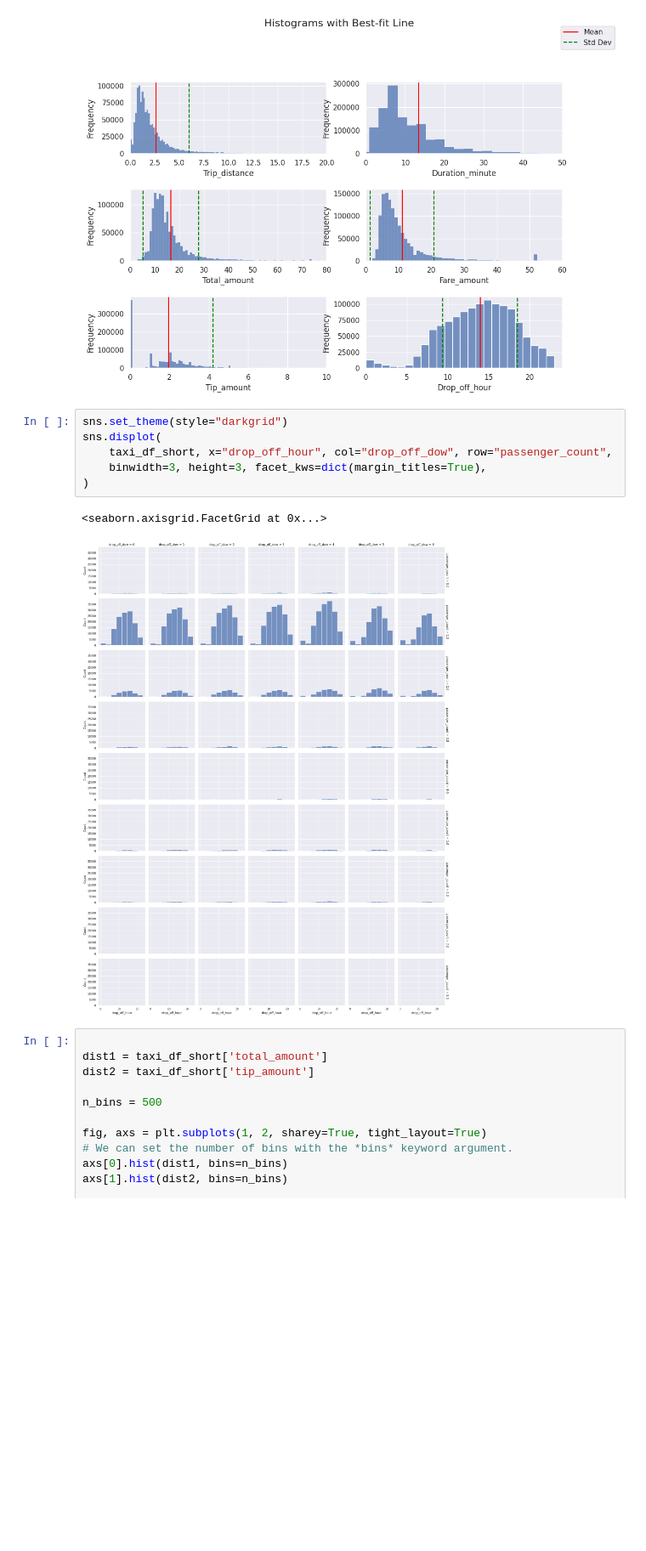
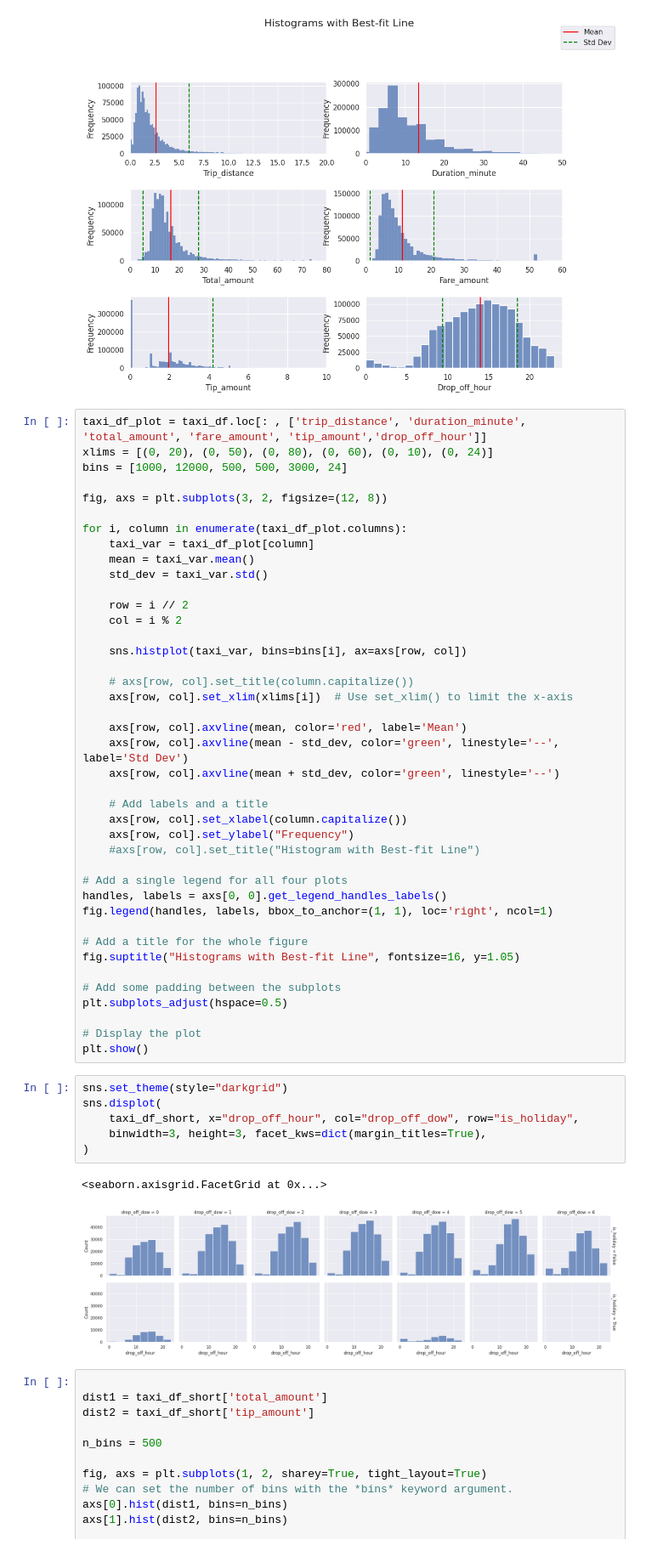
Before and after one commit to inner-outer-space/de-zoomcamp-2024, a Jupyter notebook: week_1_basics_n_setup/docker_sql/data-viz.ipynb, the cells around one changed output. Shown at 85% size. Cells and saved outputs as stored; diff of their text form; blank space fills up the shorter version.

```diff
--- a/week_1_basics_n_setup/docker_sql/data-viz.ipynb
+++ b/week_1_basics_n_setup/docker_sql/data-viz.ipynb
@@ -136,15 +136,56 @@ plt.subplots_adjust(hspace=0.5)
 plt.show()
 # %% [output]
 [figure]
+# %%
+taxi_df_plot = taxi_df.loc[: , ['trip_distance', 'duration_minute', 'total_amount', 'fare_amount', 'tip_amount','drop_off_hour']]
+xlims = [(0, 20), (0, 50), (0, 80), (0, 60), (0, 10), (0, 24)]
+bins = [1000, 12000, 500, 500, 3000, 24]
+
+fig, axs = plt.subplots(3, 2, figsize=(12, 8))
+
+for i, column in enumerate(taxi_df_plot.columns):
+    taxi_var = taxi_df_plot[column]
+    mean = taxi_var.mean()
+    std_dev = taxi_var.std()
+
+    row = i // 2
+    col = i % 2
+
+    sns.histplot(taxi_var, bins=bins[i], ax=axs[row, col])
+
+    # axs[row, col].set_title(column.capitalize())
+    axs[row, col].set_xlim(xlims[i])  # Use set_xlim() to limit the x-axis
+
+    axs[row, col].axvline(mean, color='red', label='Mean')
+    axs[row, col].axvline(mean - std_dev, color='green', linestyle='--', label='Std Dev')
+    axs[row, col].axvline(mean + std_dev, color='green', linestyle='--')
+
+    # Add labels and a title
+    axs[row, col].set_xlabel(column.capitalize())
+    axs[row, col].set_ylabel("Frequency")
+    #axs[row, col].set_title("Histogram with Best-fit Line")
+
+# Add a single legend for all four plots
+handles, labels = axs[0, 0].get_legend_handles_labels()
+fig.legend(handles, labels, bbox_to_anchor=(1, 1), loc='right', ncol=1)
+
+# Add a title for the whole figure
+fig.suptitle("Histograms with Best-fit Line", fontsize=16, y=1.05)
+
+# Add some padding between the subplots
+plt.subplots_adjust(hspace=0.5)
+
+# Display the plot
+plt.show()
 # %%
 sns.set_theme(style="darkgrid")
 sns.displot(
-    taxi_df_short, x="drop_off_hour", col="drop_off_dow", row="passenger_count",
+    taxi_df_short, x="drop_off_hour", col="drop_off_dow", row="is_holiday",
     binwidth=3, height=3, facet_kws=dict(margin_titles=True),
 )
 # %% [output]
 <seaborn.axisgrid.FacetGrid at 0x...>
-[figure, old version]
+[figure, new version]
 # %%
 
 dist1 = taxi_df_short['total_amount']
```
Also changed, not shown: parts of 6 cells of this notebook, 1 other file.
